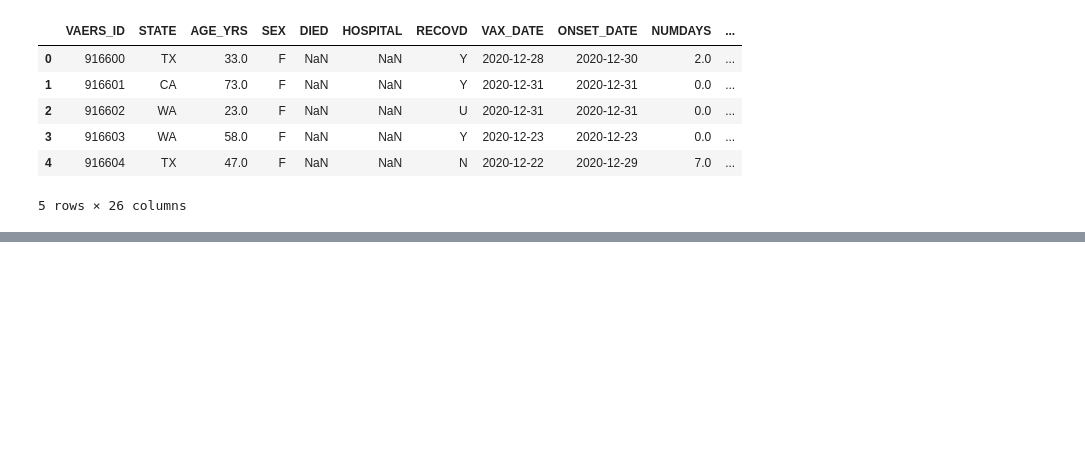
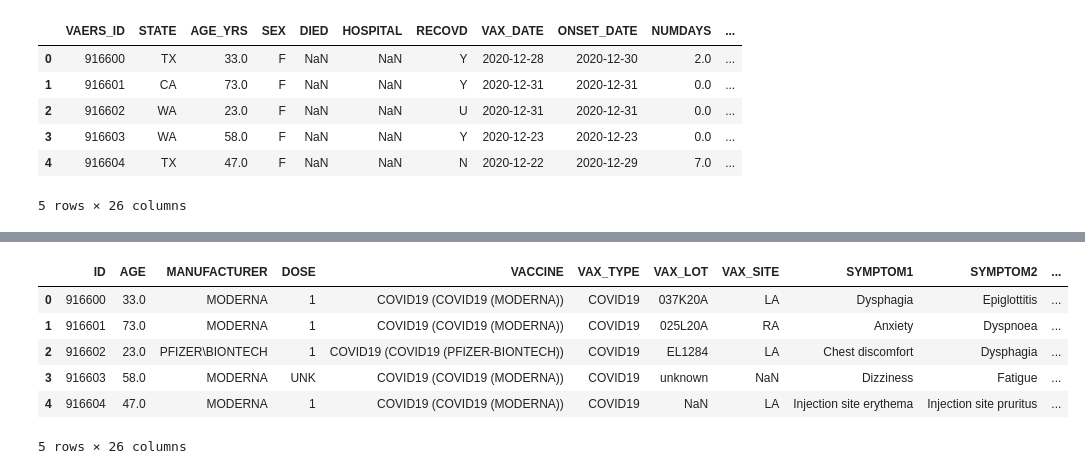
Before and after one commit to Komal77rao/Project--COVID-19, a Jupyter notebook: Cleaning_data.ipynb, the cells around one changed output, grey strips where cells are left out. Drawn from its saved outputs; the diff is of its cells as text; code cells hidden in the pictures; blank space fills up the shorter version.

```diff
--- a/Cleaning_data.ipynb
+++ b/Cleaning_data.ipynb
@@ -389,0 +425,10 @@ final_df.head()
+# %%
+final_df.head()
+# %% [output]
+|  | ID | AGE | MANUFACTURER | DOSE | VACCINE | VAX_TYPE | VAX_LOT | VAX_SITE | SYMPTOM1 | SYMPTOM2 | ... |
+| 0 | 916600 | 33.0 | MODERNA | 1 | COVID19 (COVID19 (MODERNA)) | COVID19 | 037K20A | LA | Dysphagia | Epiglottitis | ... |
+| 1 | 916601 | 73.0 | MODERNA | 1 | COVID19 (COVID19 (MODERNA)) | COVID19 | 025L20A | RA | Anxiety | Dyspnoea | ... |
+| 2 | 916602 | 23.0 | PFIZER\BIONTECH | 1 | COVID19 (COVID19 (PFIZER-BIONTECH)) | COVID19 | EL1284 | LA | Chest discomfort | Dysphagia | ... |
+| 3 | 916603 | 58.0 | MODERNA | UNK | COVID19 (COVID19 (MODERNA)) | COVID19 | unknown | NaN | Dizziness | Fatigue | ... |
+| 4 | 916604 | 47.0 | MODERNA | 1 | COVID19 (COVID19 (MODERNA)) | COVID19 | NaN | LA | Injection site erythema | Injection site pruritus | ... |
+5 rows × 26 columns
```
Also changed, not shown: parts of 17 cells of this notebook, 1 other file.
